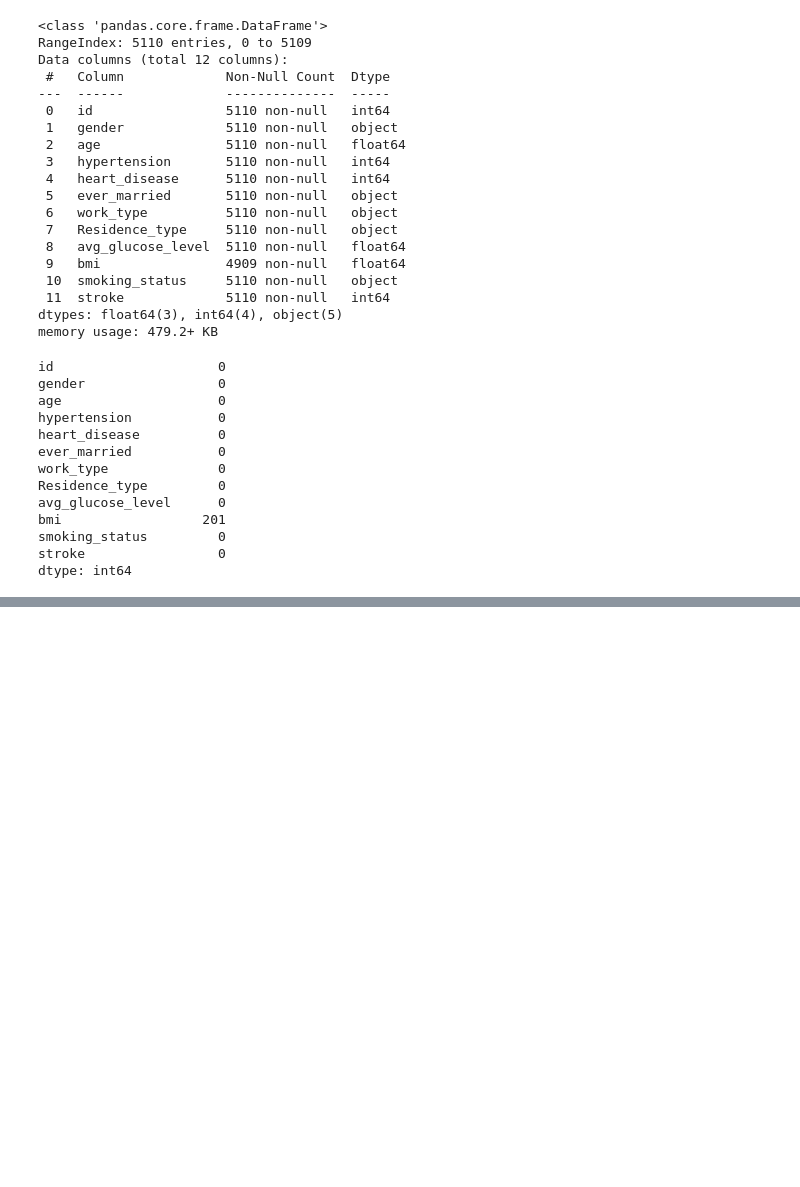
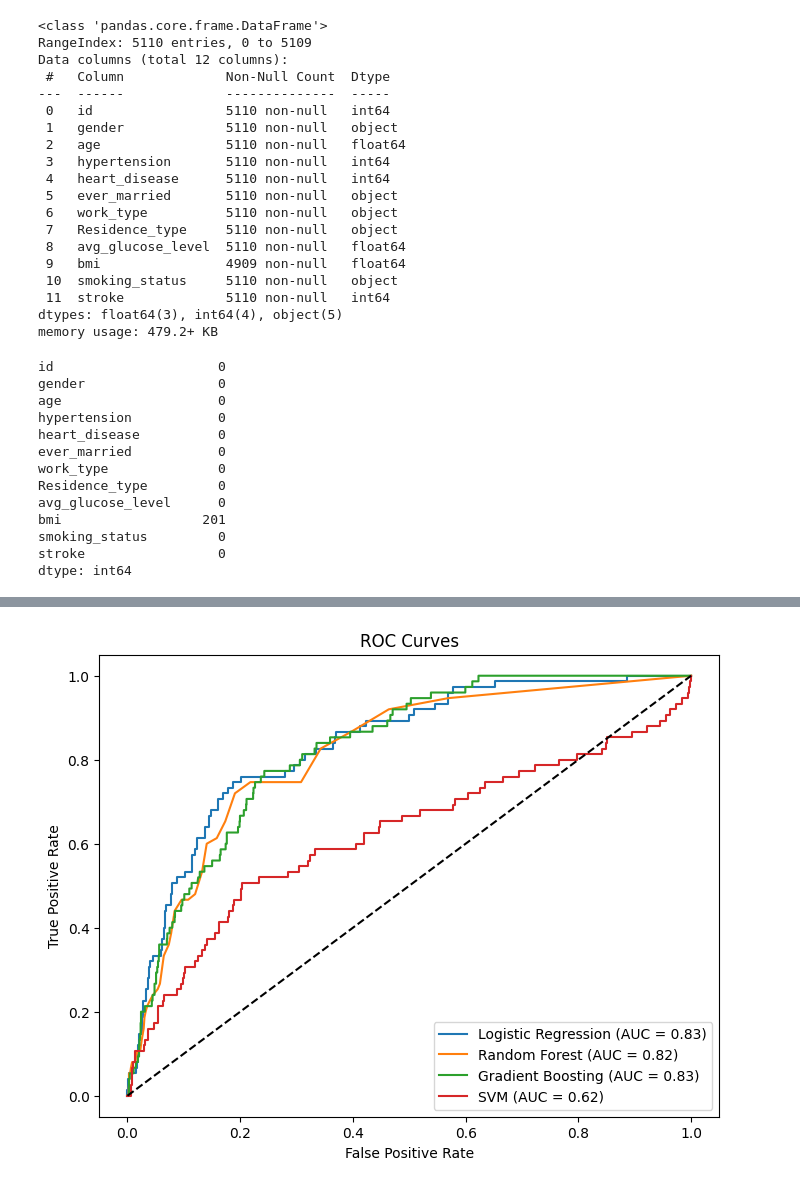
Before and after one commit to haile12michael12/Ischemic-Stroke-Prediction, a Jupyter notebook: notebooks/stroke_eda.ipynb, the cells around one changed output, grey strips where cells are left out. Cells and saved outputs as stored; diff of their text form; code cells hidden in the pictures; blank space fills up the shorter version.

```diff
--- a/notebooks/stroke_eda.ipynb
+++ b/notebooks/stroke_eda.ipynb
@@ -74,0 +146,11 @@ NameError: name 'train' is not defined
+# %%
+X_columns = df.columns.drop('stroke')
+X = df[X_columns]
+y = df['stroke']
+
+scaler = StandardScaler()
+X_scaled = scaler.fit_transform(X)
+
+X_train, X_test, y_train, y_test = train_test_split(
+    X_scaled, y, test_size=0.3, random_state=42, stratify=y
+)
@@ -74,0 +159,19 @@ NameError: name 'train' is not defined
+# %%
+models = {
+    "Logistic Regression": LogisticRegression(max_iter=1000),
+    "Random Forest": RandomForestClassifier(n_estimators=100, random_state=42),
+    "Gradient Boosting": GradientBoostingClassifier(n_estimators=100, random_state=42),
+    "SVM": SVC(probability=True, random_state=42)
+}
+
+for name, model in models.items():
+    model.fit(X_train, y_train)
+    y_pred = model.predict(X_test)
+    y_proba = model.predict_proba(X_test)[:,1] if hasattr(model, "predict_proba") else None
+    acc = accuracy_score(y_test, y_pred)
+    print(f"=== {name} ===")
+    print("Accuracy:", acc)
+    print(classification_report(y_test, y_pred))
+    if y_proba is not None:
+        auc = roc_auc_score(y_test, y_proba)
+        print("ROC AUC:", auc)
@@ -74,0 +198,16 @@ NameError: name 'train' is not defined
+# %%
+plt.figure(figsize=(8,6))
+for name, model in models.items():
+    if hasattr(model, "predict_proba"):
+        y_proba = model.predict_proba(X_test)[:,1]
+        fpr, tpr, _ = roc_curve(y_test, y_proba)
+        auc = roc_auc_score(y_test, y_proba)
+        plt.plot(fpr, tpr, label=f"{name} (AUC = {auc:.2f})")
+plt.plot([0,1],[0,1],'k--')
+plt.xlabel("False Positive Rate")
+plt.ylabel("True Positive Rate")
+plt.title("ROC Curves")
+plt.legend()
+plt.show()
+# %% [output]
+[figure, added]
```
Also changed, not shown: parts of 24 cells of this notebook.
